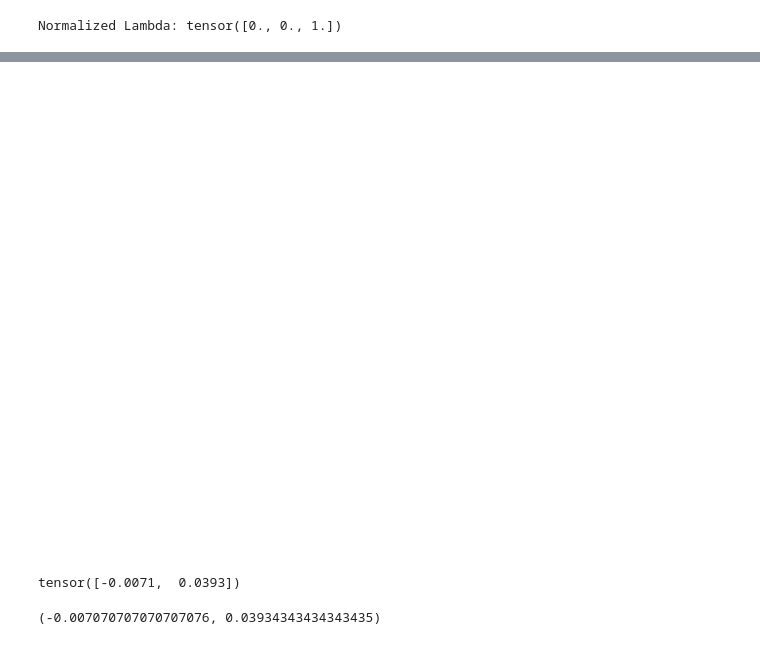
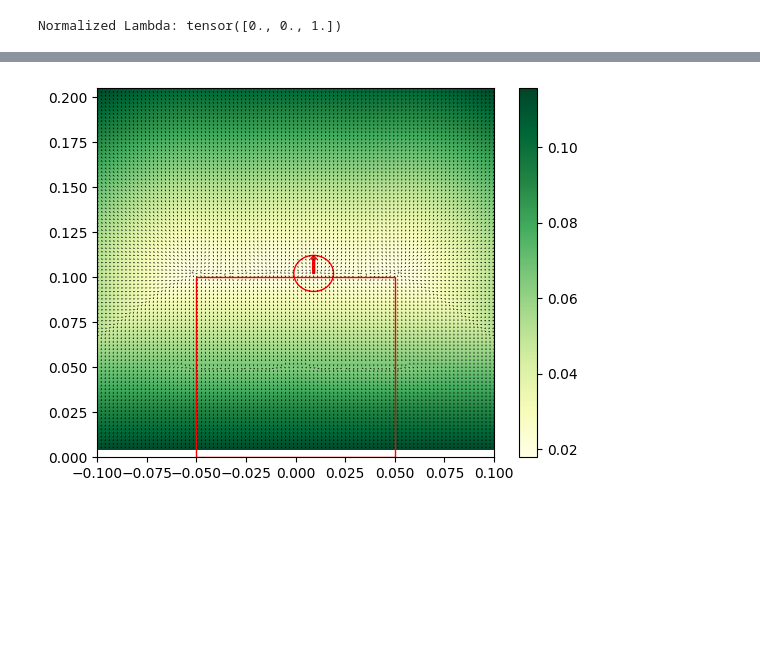
Before and after one commit to DAIRLab/dair_pll, a Jupyter notebook: examples/plot_loss.ipynb, the cells around one changed output, grey strips where cells are left out. Saved outputs shown, nothing was run; the diff lists cells and outputs as text; code cells hidden in the pictures; blank space fills up the shorter version.

```diff
--- a/examples/plot_loss.ipynb
+++ b/examples/plot_loss.ipynb
@@ -151,15 +125,7 @@ V, U = [np.where(gradient_norms==0,0,i/gradient_norms) for i in gradient]
 ax.quiver(X, Y, U, V)
 fig.colorbar(im, ax=ax)
 fig.canvas.draw()
-# %%
-fig = plt.figure()
-# %% [output]
-[figure, removed]
 # %%
-robot_q[4617]
+fig
 # %% [output]
-tensor([-0.0071,  0.0393])
+[figure, added]
-# %%
-(X.flatten()[min_idx], Y.flatten()[min_idx])
-# %% [output]
-(-0.007070707070707076, 0.03934343434343435)
```
Also changed, not shown: parts of 7 cells of this notebook, 2 other files.
